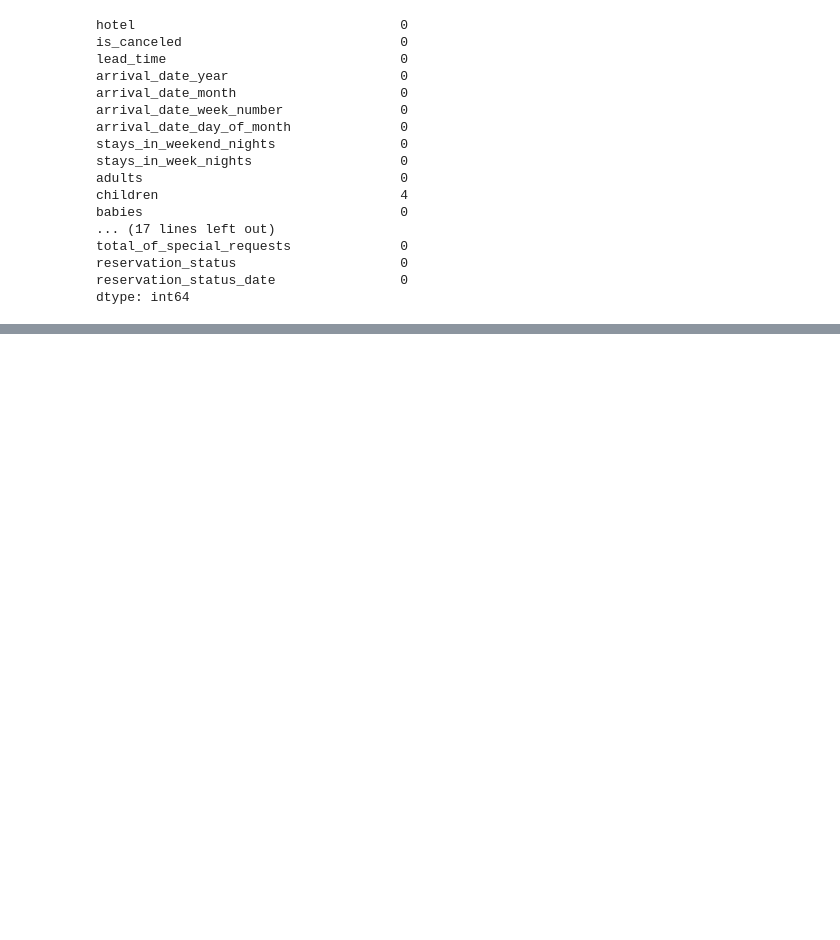
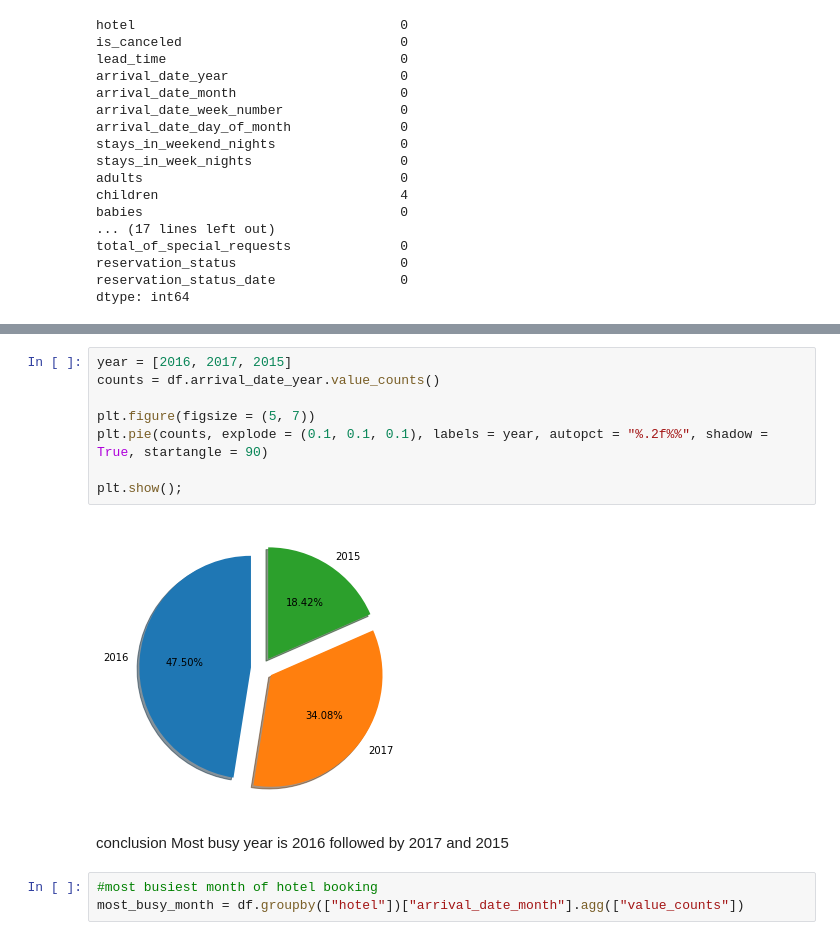
Before and after one commit to fkofkf431/Capestone-project1-Hotel-Booking-Analysis, a Jupyter notebook: Mohd_Firoz_Chaudhri_Hotel_Booking_Analysis_Capstone_Project.ipynb, the cells around one changed output, grey strips where cells are left out. Cells and saved outputs as stored; diff of their text form; blank space fills up the shorter version.

```diff
--- a/Mohd_Firoz_Chaudhri_Hotel_Booking_Analysis_Capstone_Project.ipynb
+++ b/Mohd_Firoz_Chaudhri_Hotel_Booking_Analysis_Capstone_Project.ipynb
@@ -105,0 +114,15 @@ dtype: int64
+# %%
+year = [2016, 2017, 2015]
+counts = df.arrival_date_year.value_counts()
+
+plt.figure(figsize = (5, 7))
+plt.pie(counts, explode = (0.1, 0.1, 0.1), labels = year, autopct = "%.2f%%", shadow = True, startangle = 90)
+
+plt.show();
+# %% [output]
+[figure, added]
+# %% [markdown]
+conclusion Most busy year is 2016 followed by 2017 and 2015
+# %%
+#most busiest month of hotel booking
+most_busy_month = df.groupby(["hotel"])["arrival_date_month"].agg(["value_counts"])
```
Also changed, not shown: parts of 4 cells of this notebook.
